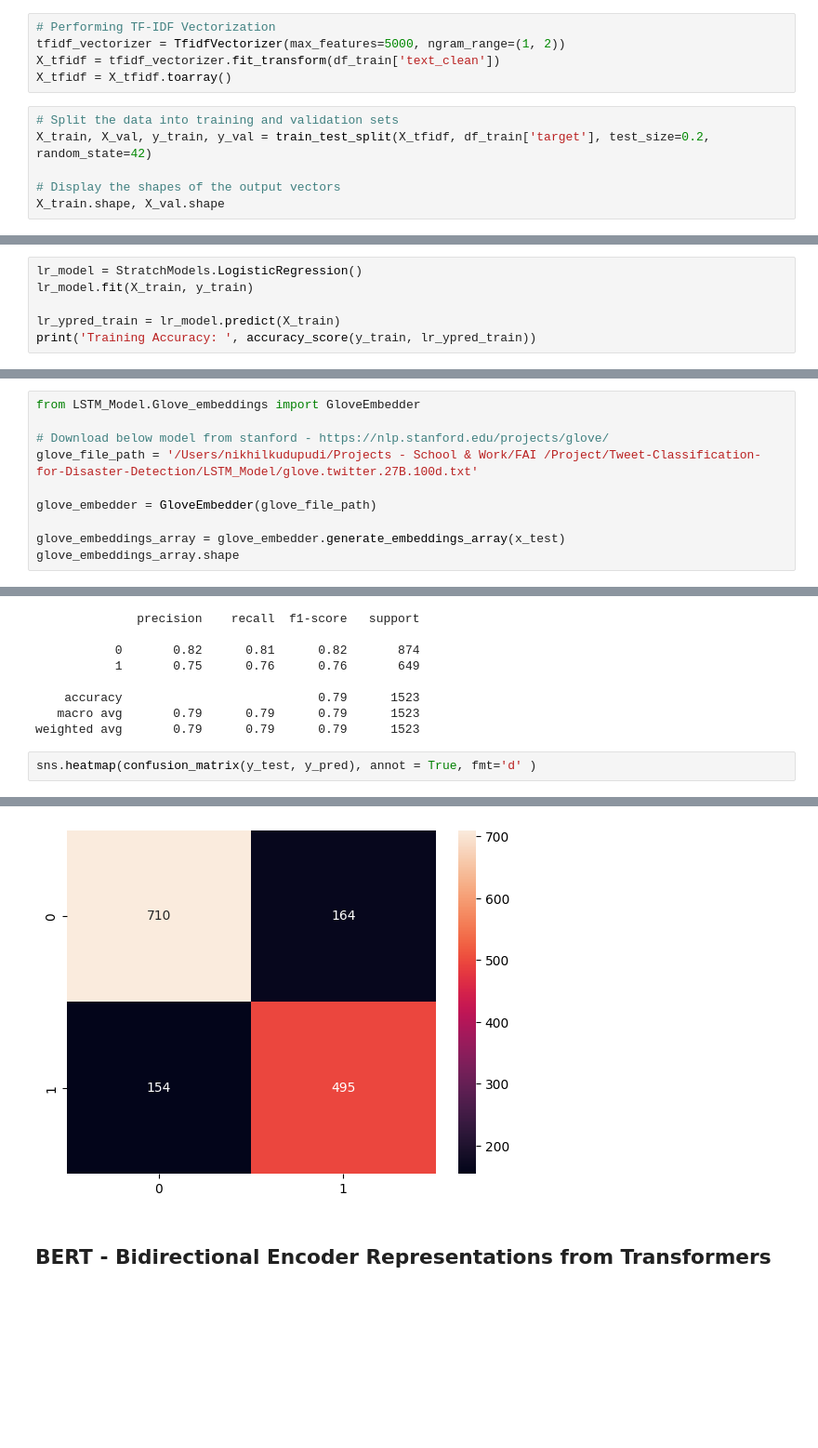
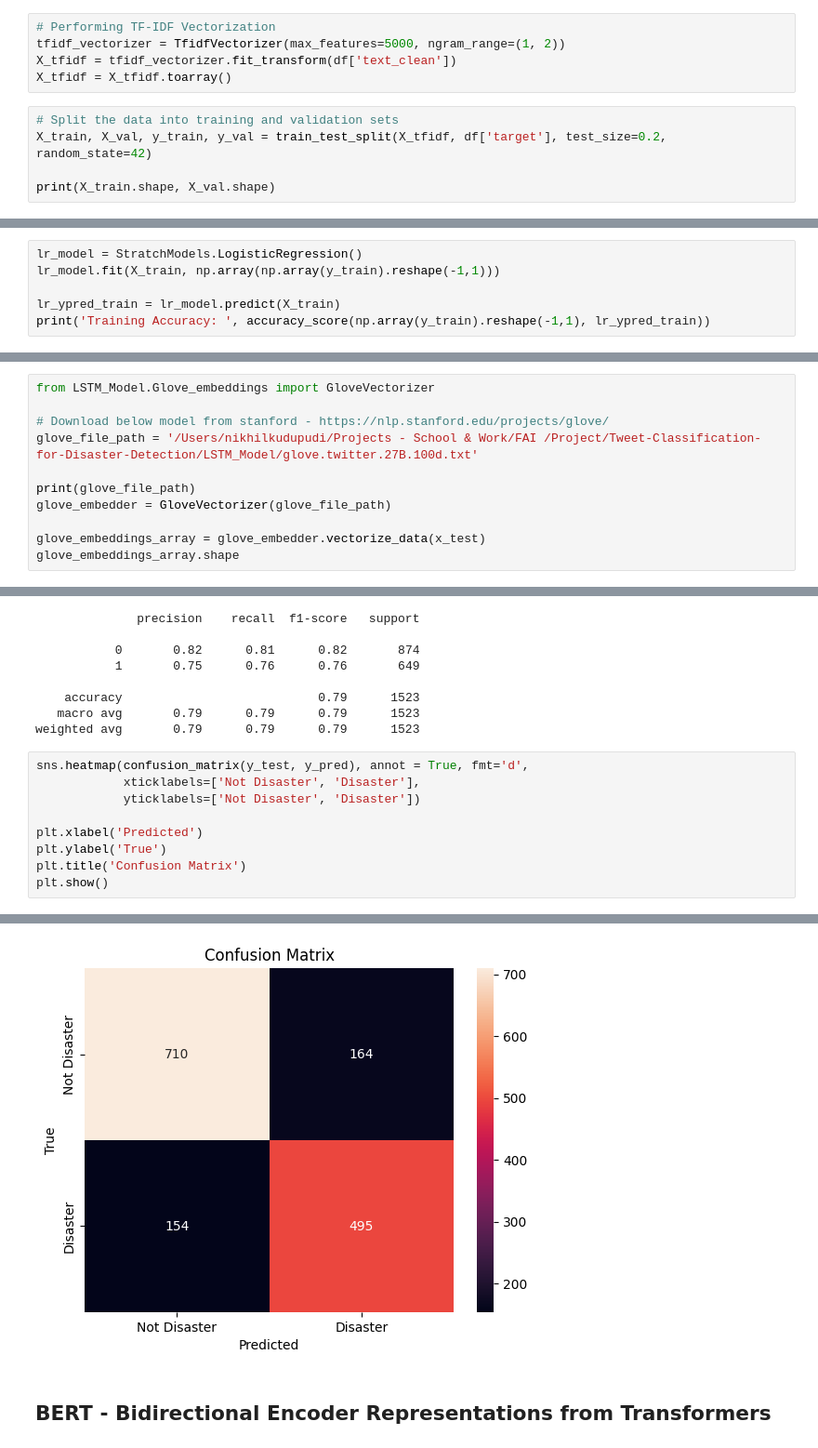
Before and after one commit to sukanyanag/Tweet-Classification-for-Disaster-Detection, a Jupyter notebook: TweetClassificationforDisasterDetection.ipynb, the cells around one changed output, grey strips where cells are left out. Shown: that part at 93% size. Saved outputs shown, nothing was run; the diff lists cells and outputs as text; blank space fills up the shorter version.

```diff
--- a/TweetClassificationforDisasterDetection.ipynb
+++ b/TweetClassificationforDisasterDetection.ipynb
@@ -221,12 +259,11 @@ df_test['text_clean'] = df_test['text'].apply(clean_text)
 # %%
 # Performing TF-IDF Vectorization
 tfidf_vectorizer = TfidfVectorizer(max_features=5000, ngram_range=(1, 2))
-X_tfidf = tfidf_vectorizer.fit_transform(df_train['text_clean'])
+X_tfidf = tfidf_vectorizer.fit_transform(df['text_clean'])
 X_tfidf = X_tfidf.toarray()
 # %%
 # Split the data into training and validation sets
-X_train, X_val, y_train, y_val = train_test_split(X_tfidf, df_train['target'], test_size=0.2, random_state=42)
+X_train, X_val, y_train, y_val = train_test_split(X_tfidf, df['target'], test_size=0.2, random_state=42)
 
-# Display the shapes of the output vectors
-X_train.shape, X_val.shape
+print(X_train.shape, X_val.shape)
 # %% [output]
@@ -275,7 +374,7 @@ plt.show()
 # %%
 lr_model = StratchModels.LogisticRegression()
-lr_model.fit(X_train, y_train)
+lr_model.fit(X_train, np.array(np.array(y_train).reshape(-1,1)))
 
 lr_ypred_train = lr_model.predict(X_train)
-print('Training Accuracy: ', accuracy_score(y_train, lr_ypred_train))
+print('Training Accuracy: ', accuracy_score(np.array(y_train).reshape(-1,1), lr_ypred_train))
 # %% [output]
@@ -370,13 +500,14 @@ df_train
 # %%
 x_train, x_test, y_train, y_test = train_test_split(df_train['text'], df_train['target'], test_size= 0.2, random_state= 42)
 # %%
-from LSTM_Model.Glove_embeddings import GloveEmbedder
+from LSTM_Model.Glove_embeddings import GloveVectorizer
 
 # Download below model from stanford - https://nlp.stanford.edu/projects/glove/
 glove_file_path = '/Users/nikhilkudupudi/Projects - School & Work/FAI /Project/Tweet-Classification-for-Disaster-Detection/LSTM_Model/glove.twitter.27B.100d.txt'
 
-glove_embedder = GloveEmbedder(glove_file_path)
+print(glove_file_path)
+glove_embedder = GloveVectorizer(glove_file_path)
 
-glove_embeddings_array = glove_embedder.generate_embeddings_array(x_test)
+glove_embeddings_array = glove_embedder.vectorize_data(x_test)
 glove_embeddings_array.shape
 # %% [output]
@@ -443,5 +575,12 @@ print(classification_report(y_test, y_pred))
    macro avg       0.79      0.79      0.79      1523
 weighted avg       0.79      0.79      0.79      1523
 # %%
-sns.heatmap(confusion_matrix(y_test, y_pred), annot = True, fmt='d' )
+sns.heatmap(confusion_matrix(y_test, y_pred), annot = True, fmt='d',
+            xticklabels=['Not Disaster', 'Disaster'],
+            yticklabels=['Not Disaster', 'Disaster'])
+
+plt.xlabel('Predicted')
+plt.ylabel('True')
+plt.title('Confusion Matrix')
+plt.show()
 # %% [output]
@@ -449,4 +587,4 @@ sns.heatmap(confusion_matrix(y_test, y_pred), annot = True, fmt='d' )
-[figure, old version]
+[figure, new version]
 # %% [markdown]
 ## BERT - Bidirectional Encoder Representations from Transformers
 # %%
```
Also changed, not shown: parts of 30 cells of this notebook, 3 other files.
